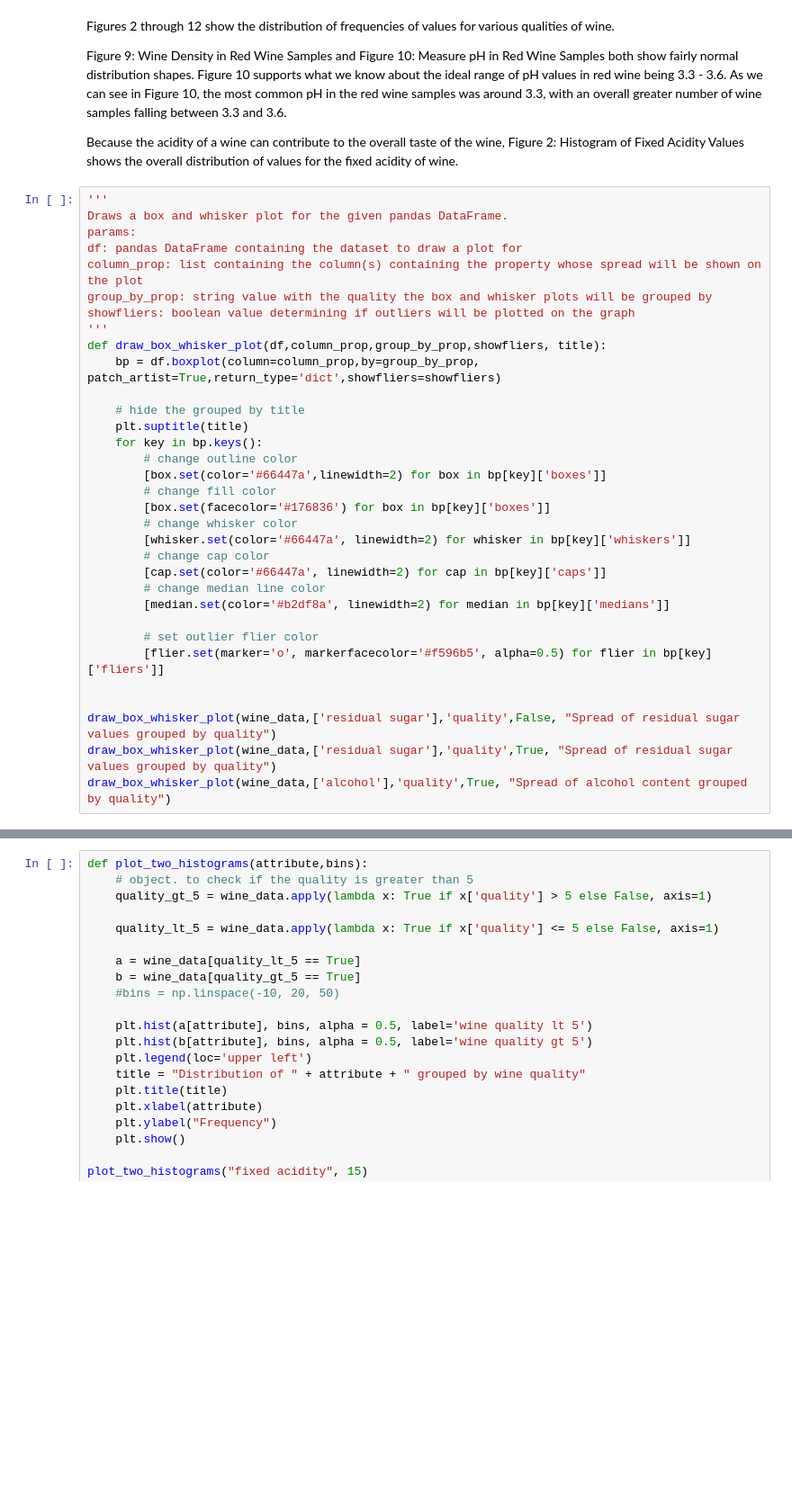
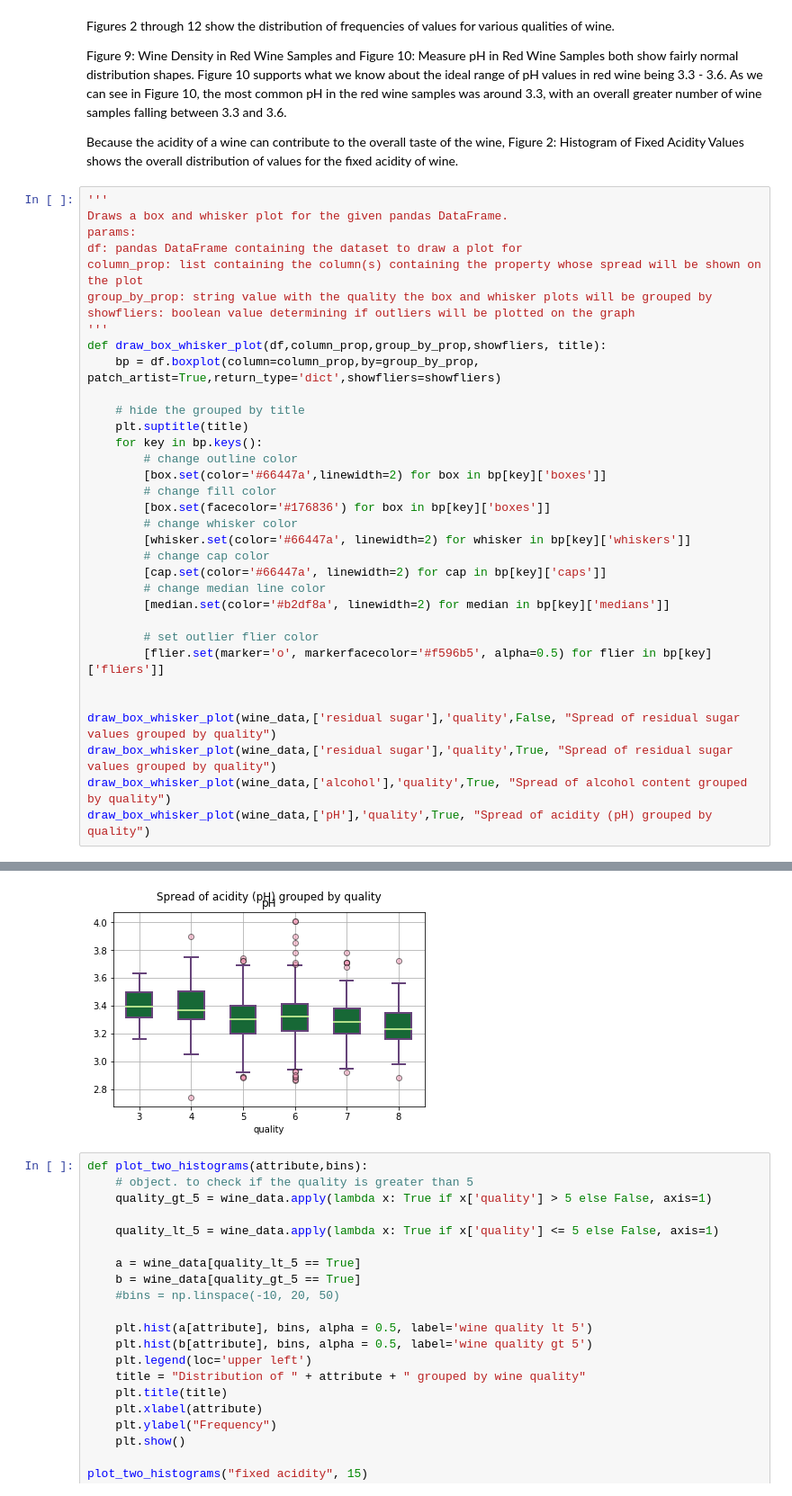
Before and after one commit to ahibb/red-wine-quality-analysis, a Jupyter notebook: Wine Quality Exploration.ipynb, the cells around one changed output, grey strips where cells are left out. Shown: that part at 90% size. Cells and saved outputs as stored; diff of their text form; blank space fills up the shorter version.

Commit message:
added grouped boxplot for acidity and new scatterplot

```diff
--- a/Wine Quality Exploration.ipynb
+++ b/Wine Quality Exploration.ipynb
@@ -246,33 +255,35 @@ group_by_prop: string value with the quality the box and whisker plots will be g
 showfliers: boolean value determining if outliers will be plotted on the graph
 '''
 def draw_box_whisker_plot(df,column_prop,group_by_prop,showfliers, title):
     bp = df.boxplot(column=column_prop,by=group_by_prop, patch_artist=True,return_type='dict',showfliers=showfliers)
 
     # hide the grouped by title
     plt.suptitle(title)
     for key in bp.keys():
         # change outline color
         [box.set(color='#66447a',linewidth=2) for box in bp[key]['boxes']]
         # change fill color
         [box.set(facecolor='#176836') for box in bp[key]['boxes']]
         # change whisker color
         [whisker.set(color='#66447a', linewidth=2) for whisker in bp[key]['whiskers']]
         # change cap color
         [cap.set(color='#66447a', linewidth=2) for cap in bp[key]['caps']]
         # change median line color
         [median.set(color='#b2df8a', linewidth=2) for median in bp[key]['medians']]
 
         # set outlier flier color
         [flier.set(marker='o', markerfacecolor='#f596b5', alpha=0.5) for flier in bp[key]['fliers']]
 
 
 draw_box_whisker_plot(wine_data,['residual sugar'],'quality',False, "Spread of residual sugar values grouped by quality")
 draw_box_whisker_plot(wine_data,['residual sugar'],'quality',True, "Spread of residual sugar values grouped by quality")
 draw_box_whisker_plot(wine_data,['alcohol'],'quality',True, "Spread of alcohol content grouped by quality")
+draw_box_whisker_plot(wine_data,['pH'],'quality',True, "Spread of acidity (pH) grouped by quality")
 # %% [output]
 [figure]
 [figure]
 [figure]
+[figure, added]
 # %%
 def plot_two_histograms(attribute,bins):
     # object. to check if the quality is greater than 5
```
Also changed, not shown: parts of 2 cells of this notebook.
